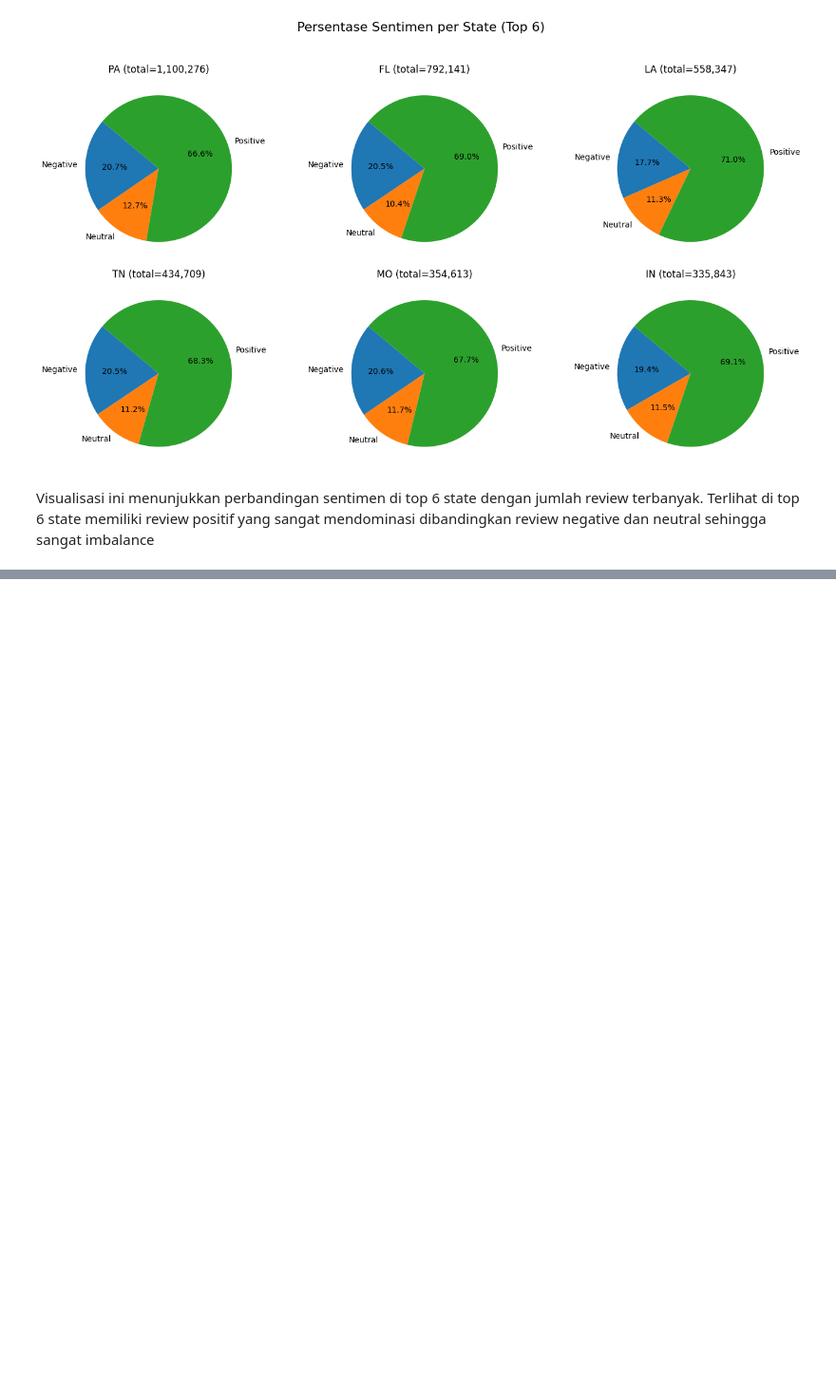
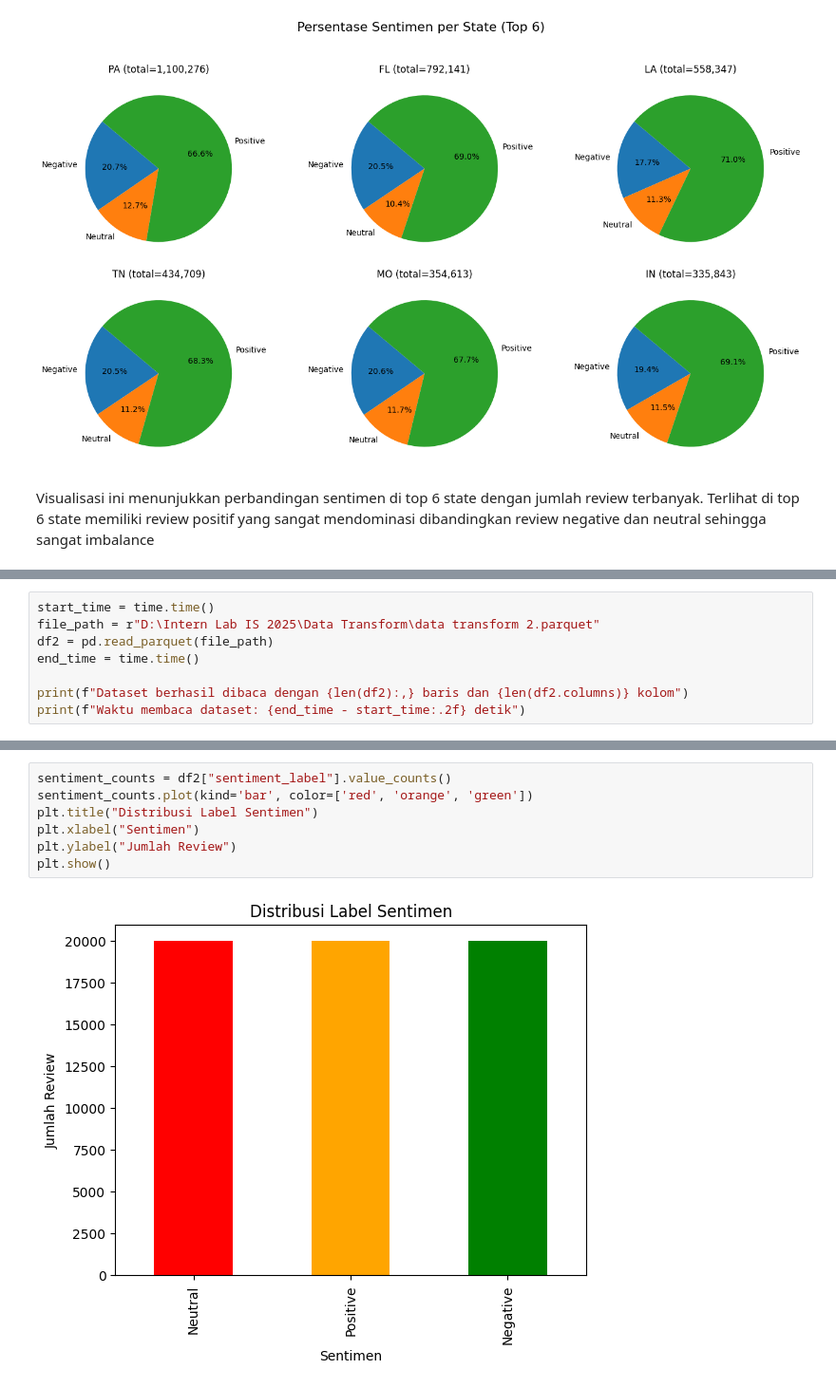
Before and after one commit to Jakij4ki/yelp-sentiment-analysis, a Jupyter notebook: EDA/Percobaan_EDA.ipynb, the cells around one changed output, grey strips where cells are left out. Shown at 95% size. Cells and saved outputs as stored; diff of their text form; blank space fills up the shorter version.

```diff
--- a/EDA/Percobaan_EDA.ipynb
+++ b/EDA/Percobaan_EDA.ipynb
@@ -180,0 +192,8 @@ Visualisasi ini menunjukkan perbandingan sentimen di top 6 state dengan jumlah r
+# %%
+start_time = time.time()
+file_path = r"D:\Intern Lab IS 2025\Data Transform\data transform 2.parquet"
+df2 = pd.read_parquet(file_path)
+end_time = time.time()
+
+print(f"Dataset berhasil dibaca dengan {len(df2):,} baris dan {len(df2.columns)} kolom")
+print(f"Waktu membaca dataset: {end_time - start_time:.2f} detik")
@@ -180,0 +227,9 @@ Visualisasi ini menunjukkan perbandingan sentimen di top 6 state dengan jumlah r
+# %%
+sentiment_counts = df2["sentiment_label"].value_counts()
+sentiment_counts.plot(kind='bar', color=['red', 'orange', 'green'])
+plt.title("Distribusi Label Sentimen")
+plt.xlabel("Sentimen")
+plt.ylabel("Jumlah Review")
+plt.show()
+# %% [output]
+[figure, added]
```
Also changed, not shown: parts of 8 cells of this notebook.
